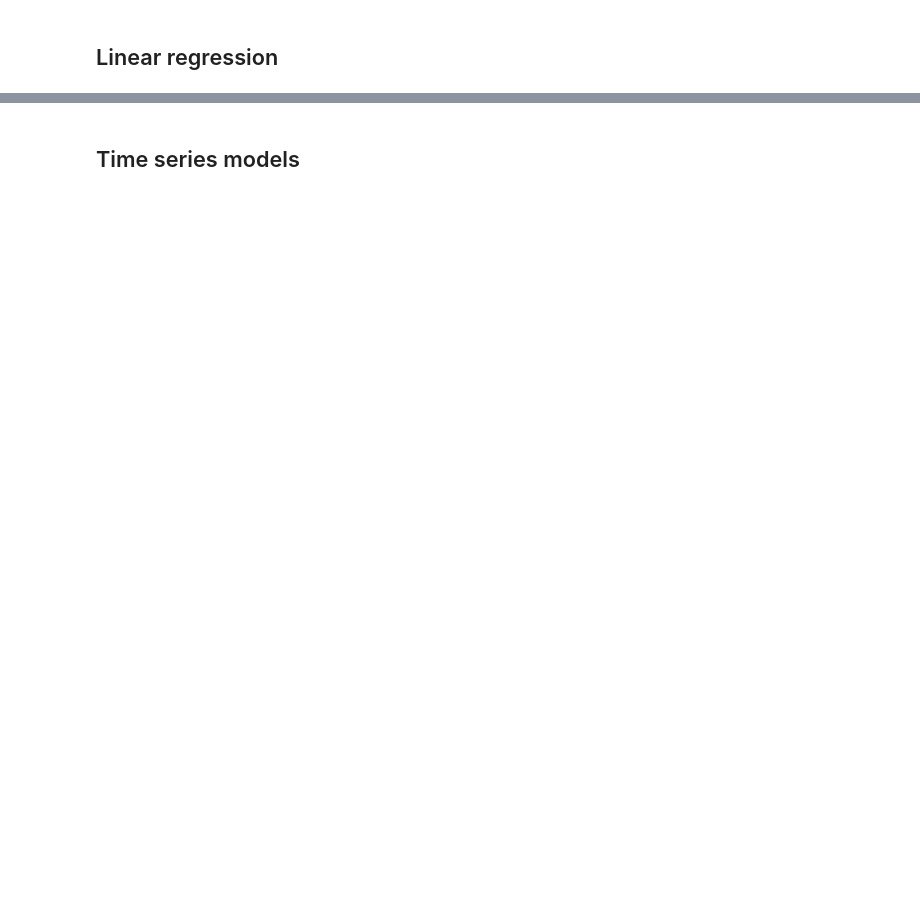
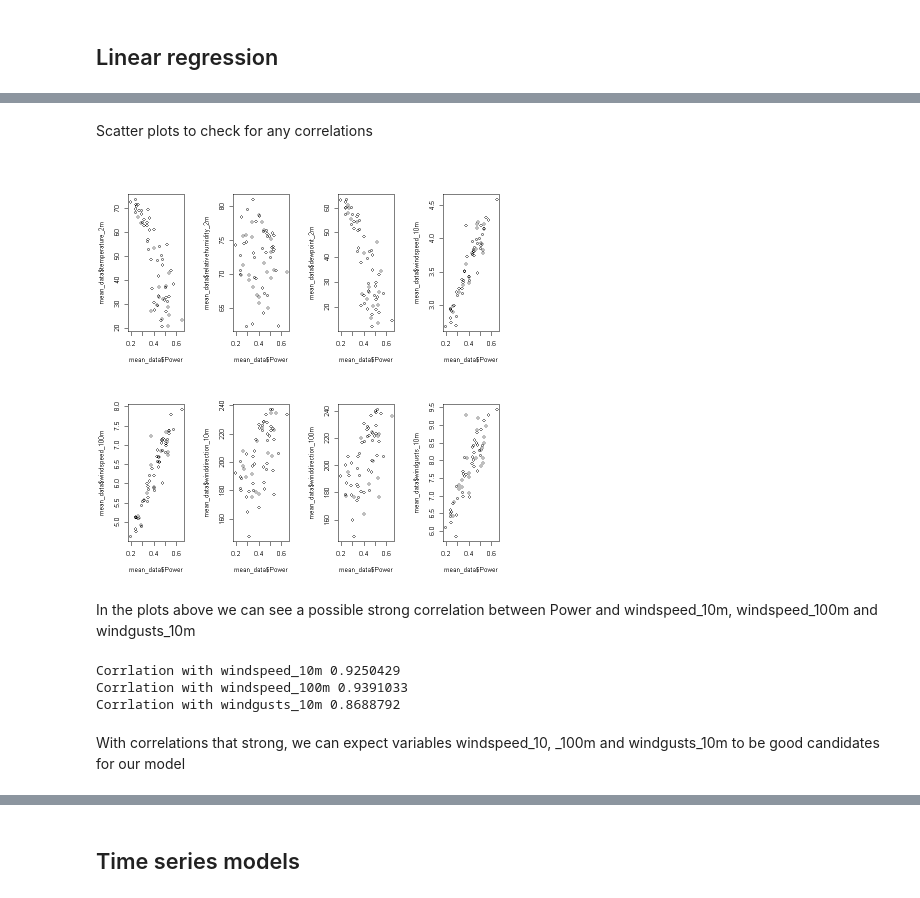
Before and after one commit to Nemczek/wind_power_prediction, a Jupyter notebook: wind_power_prediction.ipynb, the cells around one changed output, grey strips where cells are left out. Saved outputs shown, nothing was run; the diff lists cells and outputs as text; code cells hidden in the pictures; blank space fills up the shorter version.

Commit message:
added variable selection methods

```diff
--- a/wind_power_prediction.ipynb
+++ b/wind_power_prediction.ipynb
@@ -12,0 +22,4 @@ Enjoy! &#x1F600;
+# %%
+data <- read.csv("Location1.csv")
+data
+summary(data)
@@ -12,0 +63,11 @@ Enjoy! &#x1F600;
+# %%
+# Aggregating data to monthly by taking avarage value from all days in a month
+data$Time <- as.Date(data$Time)
+data2 <- data %>%
+  mutate(Month = format(Time, "%Y-%m"))
+# %%
+month_mean <- data2 %>%
+  group_by(Month) %>%
+  summarise(across(c("temperature_2m", "relativehumidity_2m", "dewpoint_2m", "windspeed_10m", "windspeed_100m", "winddirection_10m", "winddirection_100m", "windgusts_10m", "Power"), mean))
+month_mean
+mean_data = month_mean[2:10]
@@ -12,0 +94,26 @@ Enjoy! &#x1F600;
+# %% [markdown]
+Scatter plots to check for any correlations
+# %%
+par(mfrow=c(2,4))
+plot(mean_data$Power,mean_data$temperature_2m)
+plot(mean_data$Power,mean_data$relativehumidity_2m)
+plot(mean_data$Power,mean_data$dewpoint_2m)
+plot(mean_data$Power,mean_data$windspeed_10m)
+plot(mean_data$Power,mean_data$windspeed_100m)
+plot(mean_data$Power,mean_data$winddirection_10m)
+plot(mean_data$Power,mean_data$winddirection_100m)
+plot(mean_data$Power,mean_data$windgusts_10m)
+# %% [output]
+[figure, added]
+# %% [markdown]
+In the plots above we can see a possible strong correlation between Power and windspeed_10m, windspeed_100m and windgusts_10m
+# %%
+cat('Corrlation with windspeed_10m', cor(mean_data$Power,mean_data$windspeed_10m), '\n')
+cat('Corrlation with windspeed_100m', cor(mean_data$Power,mean_data$windspeed_100m), '\n')
+cat('Corrlation with windgusts_10m', cor(mean_data$Power,mean_data$windgusts_10m), '\n')
+# %% [output]
+Corrlation with windspeed_10m 0.9250429
+Corrlation with windspeed_100m 0.9391033
+Corrlation with windgusts_10m 0.8688792
+# %% [markdown]
+With correlations that strong, we can expect variables windspeed_10, _100m and windgusts_10m to be good candidates for our model
```
Also changed, not shown: parts of 12 cells of this notebook.
